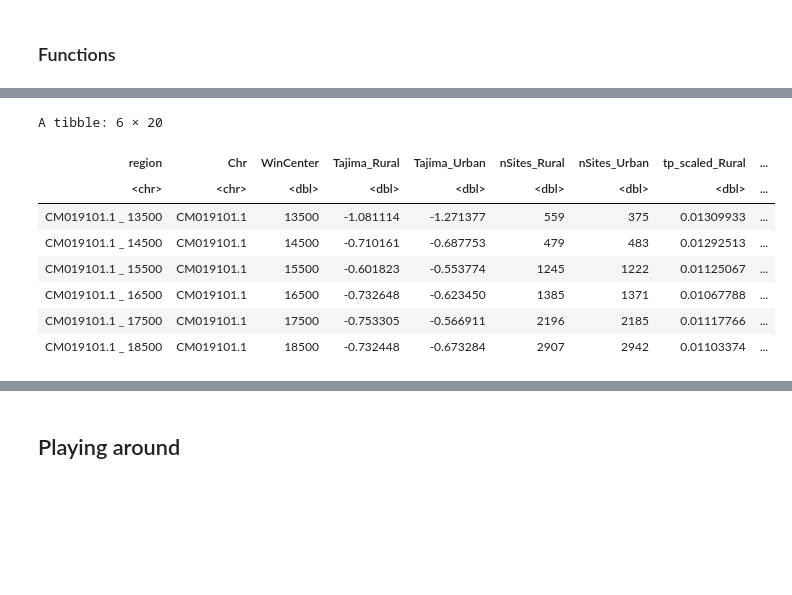
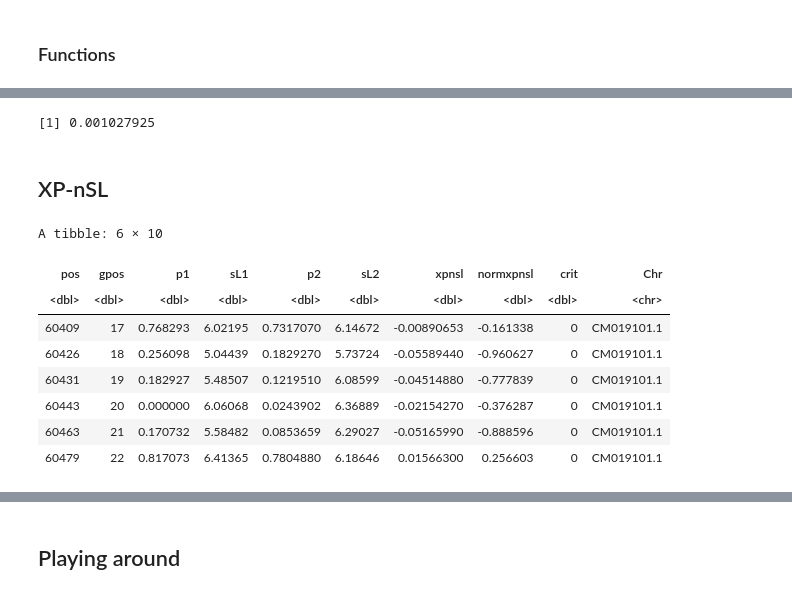
Before and after one commit to James-S-Santangelo/toronto_gwsd, a Jupyter notebook: notebooks/outlier_test.r.ipynb, the cells around one changed output, grey strips where cells are left out. Drawn from its saved outputs; the diff is of its cells as text; code cells hidden in the pictures; blank space fills up the shorter version.

```diff
--- a/notebooks/outlier_test.r.ipynb
+++ b/notebooks/outlier_test.r.ipynb
@@ -282,12 +340,39 @@ ggsave(filename = outpath, plot = manhat_plot, device = 'png', width = 16, heigh
+# %%
+allStats_windowed_filt_mod %>% filter(all_outlier == 1) %>% nrow() / allStats_windowed_filt_mod %>% nrow()
+# %% [output]
+[1] 0.001027925
+# %% [markdown]
+## XP-nSL
+# %%
+load_xpnsl_norm <- function(path, type){
+
+    if(type == 'raw'){
+        col_names <- TRUE
+    }else{
+        col_names <- c('start', 'end', 'num_scores', 'frac_gt', 'frac_lt', 'gt_thresh', 'lt_thresh', 'max', 'min')
+    }
+    chrom_name <- str_extract(basename(path), pattern = '.+(?=_Urban)')
+    df <- suppressMessages(read_delim(path, delim = '\t', col_names = col_names)) %>%
+        mutate(Chr = chrom_name)
+    return(df)
+
+}
+# %%
+xpnsl_path <- '../../results/sweeps/xpnsl/'
+pattern <- '.+_Urban_Rural.xpnsl.out.norm$'
+xpnsl_raw_df <- list.files(xpnsl_path, recursive = TRUE, full = TRUE, pattern = pattern) %>%
+    map_dfr(., load_xpnsl_norm, type = 'raw') %>%
+    rename('normxpnsl' = 'normxpehh') %>%
+    dplyr::select(-id)
 # %%
-head(allStats_windowed_df)
+head(xpnsl_raw_df)
 # %% [output]
-A tibble: 6 × 20
+A tibble: 6 × 10
-| region | Chr | WinCenter | Tajima_Rural | Tajima_Urban | nSites_Rural | nSites_Urban | tp_scaled_Rural | ... |
-| <chr> | <chr> | <dbl> | <dbl> | <dbl> | <dbl> | <dbl> | <dbl> | ... |
-| CM019101.1 _ 13500 | CM019101.1 | 13500 | -1.081114 | -1.271377 | 559 | 375 | 0.01309933 | ... |
-| CM019101.1 _ 14500 | CM019101.1 | 14500 | -0.710161 | -0.687753 | 479 | 483 | 0.01292513 | ... |
-| CM019101.1 _ 15500 | CM019101.1 | 15500 | -0.601823 | -0.553774 | 1245 | 1222 | 0.01125067 | ... |
-| CM019101.1 _ 16500 | CM019101.1 | 16500 | -0.732648 | -0.623450 | 1385 | 1371 | 0.01067788 | ... |
-| CM019101.1 _ 17500 | CM019101.1 | 17500 | -0.753305 | -0.566911 | 2196 | 2185 | 0.01117766 | ... |
-| CM019101.1 _ 18500 | CM019101.1 | 18500 | -0.732448 | -0.673284 | 2907 | 2942 | 0.01103374 | ... |
+| pos | gpos | p1 | sL1 | p2 | sL2 | xpnsl | normxpnsl | crit | Chr |
+| <dbl> | <dbl> | <dbl> | <dbl> | <dbl> | <dbl> | <dbl> | <dbl> | <dbl> | <chr> |
+| 60409 | 17 | 0.768293 | 6.02195 | 0.7317070 | 6.14672 | -0.00890653 | -0.161338 | 0 | CM019101.1 |
+| 60426 | 18 | 0.256098 | 5.04439 | 0.1829270 | 5.73724 | -0.05589440 | -0.960627 | 0 | CM019101.1 |
+| 60431 | 19 | 0.182927 | 5.48507 | 0.1219510 | 6.08599 | -0.04514880 | -0.777839 | 0 | CM019101.1 |
+| 60443 | 20 | 0.000000 | 6.06068 | 0.0243902 | 6.36889 | -0.02154270 | -0.376287 | 0 | CM019101.1 |
+| 60463 | 21 | 0.170732 | 5.58482 | 0.0853659 | 6.29027 | -0.05165990 | -0.888596 | 0 | CM019101.1 |
+| 60479 | 22 | 0.817073 | 6.41365 | 0.7804880 | 6.18646 | 0.01566300 | 0.256603 | 0 | CM019101.1 |
```
Also changed, not shown: parts of 27 cells of this notebook, 2 other files.
